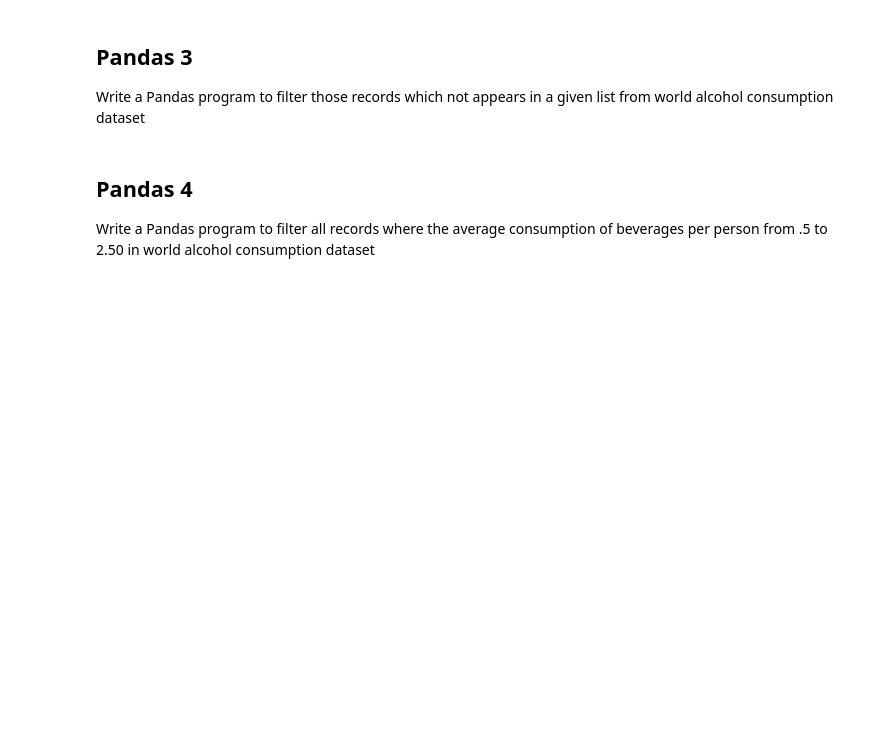
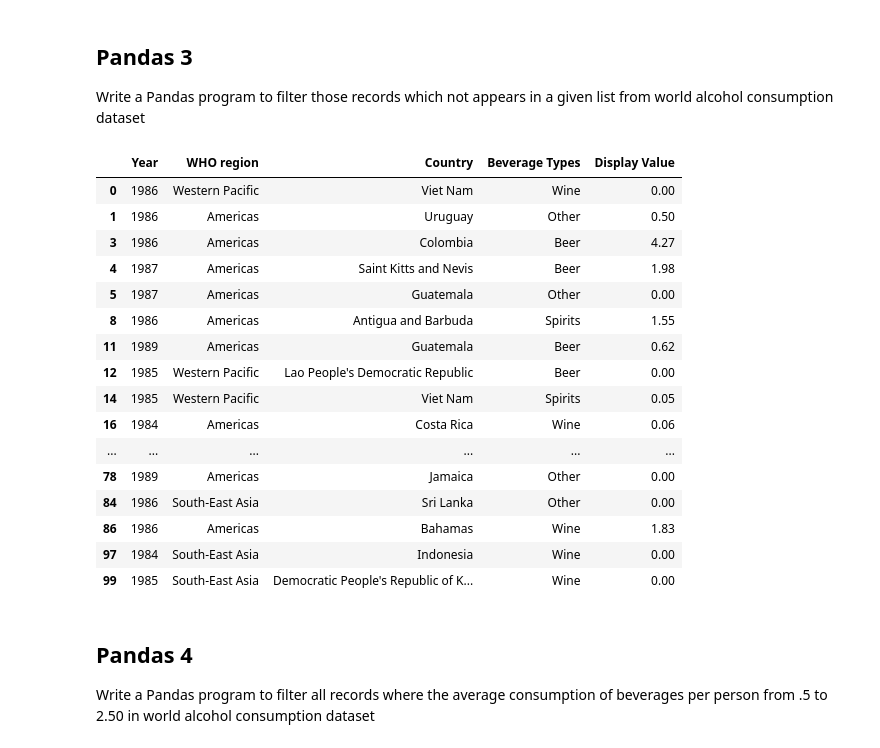
Before and after one commit to ghilu91/exercises_pandas_numpy, a Jupyter notebook: exercises_pandas_alcohol.ipynb, the cells around one changed output. Drawn from its saved outputs; the diff is of its cells as text; code cells hidden in the pictures; blank space fills up the shorter version.

```diff
--- a/exercises_pandas_alcohol.ipynb
+++ b/exercises_pandas_alcohol.ipynb
@@ -2,0 +5,3 @@
+# %%
+df = pd.read_csv('world_alcohol.csv')
+df.shape
@@ -7,3 +23,6 @@ The Pandas 1 set of exercises is in the file 'exercises_pandas_airline.ipynb'
 # %% [markdown]
 ## Pandas 2
 Write a Pandas program to filter those records where WHO region matches with multiple values (Africa, Eastern Mediterranean, Europe) from world alcohol consumption dataset
+# %%
+mask2 = df['WHO region'].isin(["Africa","Eastern Mediterranean","Europe"])
+df[mask2]
@@ -11,6 +44,26 @@ Write a Pandas program to filter those records where WHO region matches with mul
 ## Pandas 3
 
 Write a Pandas program to filter those records which not appears in a given list from world alcohol consumption dataset
+# %%
+df[~mask2]
+# %% [output]
+|  | Year | WHO region | Country | Beverage Types | Display Value |
+| 0 | 1986 | Western Pacific | Viet Nam | Wine | 0.00 |
+| 1 | 1986 | Americas | Uruguay | Other | 0.50 |
+| 3 | 1986 | Americas | Colombia | Beer | 4.27 |
+| 4 | 1987 | Americas | Saint Kitts and Nevis | Beer | 1.98 |
+| 5 | 1987 | Americas | Guatemala | Other | 0.00 |
+| 8 | 1986 | Americas | Antigua and Barbuda | Spirits | 1.55 |
+| 11 | 1989 | Americas | Guatemala | Beer | 0.62 |
+| 12 | 1985 | Western Pacific | Lao People's Democratic Republic | Beer | 0.00 |
+| 14 | 1985 | Western Pacific | Viet Nam | Spirits | 0.05 |
+| 16 | 1984 | Americas | Costa Rica | Wine | 0.06 |
+| ... | ... | ... | ... | ... | ... |
+| 78 | 1989 | Americas | Jamaica | Other | 0.00 |
+| 84 | 1986 | South-East Asia | Sri Lanka | Other | 0.00 |
+| 86 | 1986 | Americas | Bahamas | Wine | 1.83 |
+| 97 | 1984 | South-East Asia | Indonesia | Wine | 0.00 |
+| 99 | 1985 | South-East Asia | Democratic People's Republic of K... | Wine | 0.00 |
 # %% [markdown]
 ## Pandas 4
 
```
Also changed, not shown: parts of 9 cells of this notebook.
